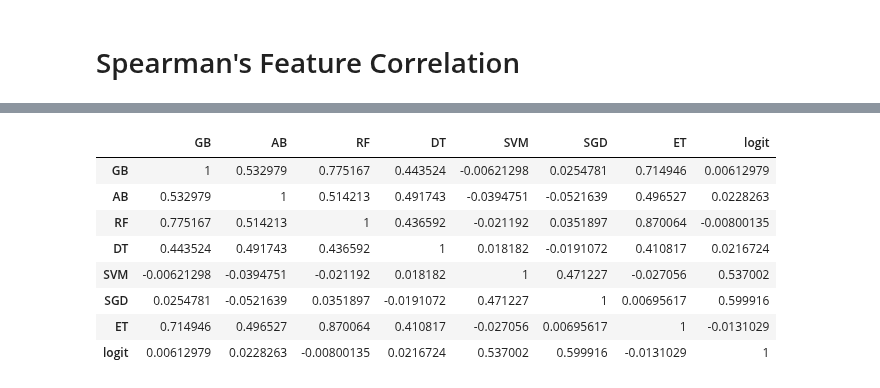
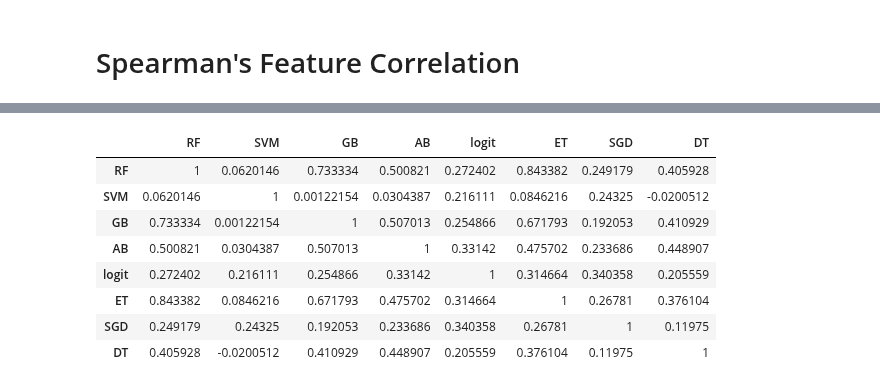
Before and after one commit to jgutman/mvesc, a Jupyter notebook: Models_Results/rank_correlation.ipynb, the cells around one changed output, grey strips where cells are left out. Cells and saved outputs as stored; diff of their text form; code cells hidden in the pictures.

```diff
--- a/Models_Results/rank_correlation.ipynb
+++ b/Models_Results/rank_correlation.ipynb
@@ -52,7 +52,7 @@ with postgres_pgconnection_generator() as connection:
     predictions = pd.DataFrame()
     for m, f in best.items():
         df = read_table_to_df(connection, f,columns = ['student_lookup','predicted_score'],
-                                          schema='predictions')
+                                          schema='predictions',nrows=-1)
         df.set_index('student_lookup',inplace=True)
         df.columns = [m]
         predictions = pd.concat((predictions,df), axis=1, join='inner')
@@ -98,30 +81,38 @@ with postgres_pgconnection_generator() as connection:
         model_list = [m[0] for m in cursor.fetchall()]
         cursor.execute('select distinct feature_categories from model.reports')
         feature_list = [f[0] for f in cursor.fetchall()]
-        to_remove = []
-        for f in feature_list:
+        for f in feature_list:  #this won't work anymore when there are other combinations of features
             if ',' in f:
-                to_remove.append(f)
-        for f in to_remove:
-            feature_list.remove(f)
+                feature_list.remove(f)
+                if 'all' not in feature_list:
+                    feature_list.append('all')
         best = dict()
         features = dict()
         spearman = dict()
         for f in feature_list:
             best[f] = dict()
             for m in model_list:
-                cursor.execute("""select filename from model.reports
-                                where model_name = %s
+                if f != 'all':
+                    cursor.execute("""select filename from model.reports
+                                    where model_name = %s
                                     and feature_categories = %s
                                     and feature_grades = '5, 6, 7, 8, 9'
-                                order by val_precision_10 desc limit 1; """, [m,f])
-                best[f][m] = cursor.fetchall()[0][0]
+                                    order by val_precision_10 desc limit 1; """, [m,f])
+                else:
+                    cursor.execute("""select filename from model.reports
+                                    where model_name = '{}'
+                                    and feature_categories like '%,%'
+                                    and feature_grades = '5, 6, 7, 8, 9'
+                                    order by val_precision_10 desc limit 1; """.format(m))
+                filename = cursor.fetchall()
+                best[f][m] = filename[0][0]
             temp = pd.DataFrame()
             for m, file in best[f].items():
                 if table_exists(cursor, file, 'feature_scores'):
-                    df = read_table_to_df(connection, file ,columns=['feature','importance'],schema='feature_scores',nrows = -1)
+                    df = read_table_to_df(connection, file ,columns=['feature','importance'],
+                                          schema='feature_scores',nrows = -1)
                     df.set_index('feature',inplace=True)
                     df.columns = [m]
                     temp = pd.concat((temp,df), axis=1, join='outer')
             features[f] = temp
-            spearman[f] = temp.corr('spearman')
+            spearman[f] = temp.abs().corr('spearman')
@@ -227,12 +264,12 @@ spearman['snapshots'].style.applymap(partial(color_gt,x=.7))
 # %%
-pd.Panel(spearman).mean(axis=0).style.applymap(partial(color_gt,x=.8,c='blue'))
+pd.Panel(spearman).mean(axis=0).style.applymap(partial(color_gt,x=.7,c='blue'))
 # %% [output]
-|  | GB | AB | RF | DT | SVM | SGD | ET | logit |
-| GB | 1 | 0.532979 | 0.775167 | 0.443524 | -0.00621298 | 0.0254781 | 0.714946 | 0.00612979 |
-| AB | 0.532979 | 1 | 0.514213 | 0.491743 | -0.0394751 | -0.0521639 | 0.496527 | 0.0228263 |
-| RF | 0.775167 | 0.514213 | 1 | 0.436592 | -0.021192 | 0.0351897 | 0.870064 | -0.00800135 |
-| DT | 0.443524 | 0.491743 | 0.436592 | 1 | 0.018182 | -0.0191072 | 0.410817 | 0.0216724 |
-| SVM | -0.00621298 | -0.0394751 | -0.021192 | 0.018182 | 1 | 0.471227 | -0.027056 | 0.537002 |
-| SGD | 0.0254781 | -0.0521639 | 0.0351897 | -0.0191072 | 0.471227 | 1 | 0.00695617 | 0.599916 |
-| ET | 0.714946 | 0.496527 | 0.870064 | 0.410817 | -0.027056 | 0.00695617 | 1 | -0.0131029 |
-| logit | 0.00612979 | 0.0228263 | -0.00800135 | 0.0216724 | 0.537002 | 0.599916 | -0.0131029 | 1 |
+|  | RF | SVM | GB | AB | logit | ET | SGD | DT |
+| RF | 1 | 0.0620146 | 0.733334 | 0.500821 | 0.272402 | 0.843382 | 0.249179 | 0.405928 |
+| SVM | 0.0620146 | 1 | 0.00122154 | 0.0304387 | 0.216111 | 0.0846216 | 0.24325 | -0.0200512 |
+| GB | 0.733334 | 0.00122154 | 1 | 0.507013 | 0.254866 | 0.671793 | 0.192053 | 0.410929 |
+| AB | 0.500821 | 0.0304387 | 0.507013 | 1 | 0.33142 | 0.475702 | 0.233686 | 0.448907 |
+| logit | 0.272402 | 0.216111 | 0.254866 | 0.33142 | 1 | 0.314664 | 0.340358 | 0.205559 |
+| ET | 0.843382 | 0.0846216 | 0.671793 | 0.475702 | 0.314664 | 1 | 0.26781 | 0.376104 |
+| SGD | 0.249179 | 0.24325 | 0.192053 | 0.233686 | 0.340358 | 0.26781 | 1 | 0.11975 |
+| DT | 0.405928 | -0.0200512 | 0.410929 | 0.448907 | 0.205559 | 0.376104 | 0.11975 | 1 |
```
Also changed, not shown: parts of 18 cells of this notebook.
